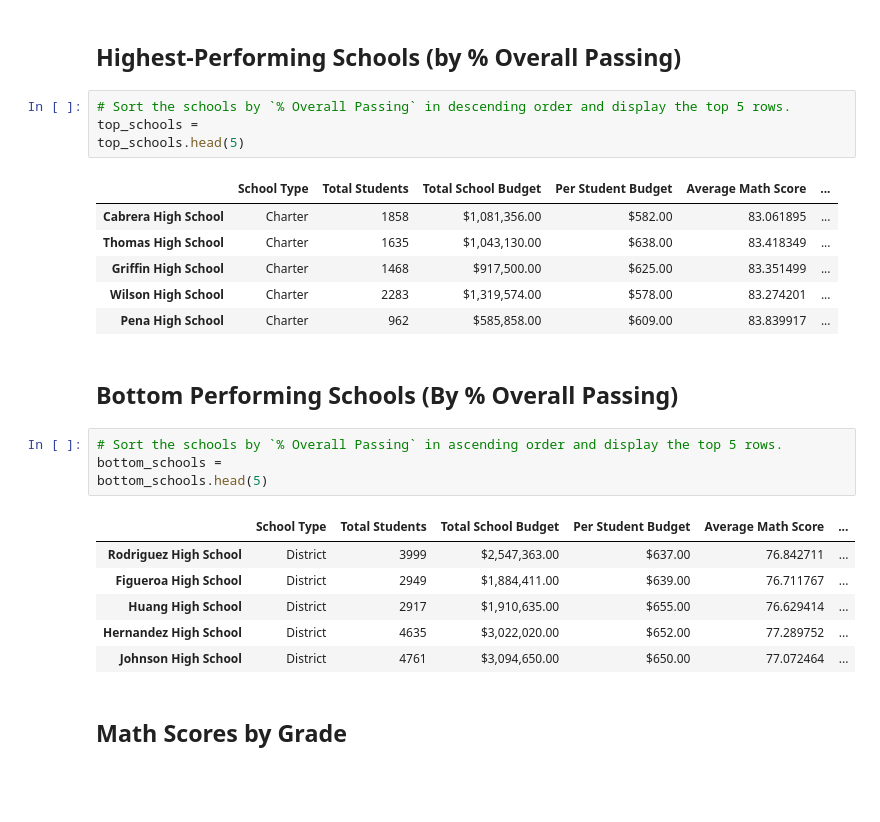
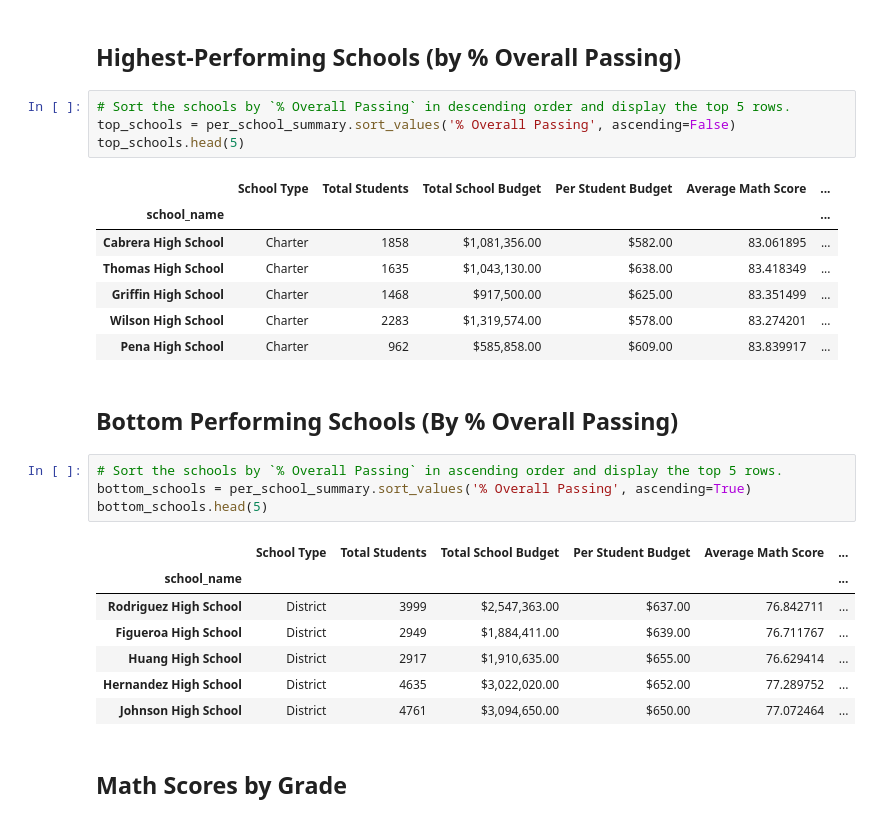
Before and after one commit to ian-summers/pandas-challenge, a Jupyter notebook: PyCitySchools/PyCitySchools_isummers.ipynb, the cells around one changed output. Cells and saved outputs as stored; diff of their text form; blank space fills up the shorter version.

```diff
--- a/PyCitySchools/PyCitySchools_isummers.ipynb
+++ b/PyCitySchools/PyCitySchools_isummers.ipynb
@@ -343,10 +343,11 @@ per_school_summary
 ## Highest-Performing Schools (by % Overall Passing)
 # %%
 # Sort the schools by `% Overall Passing` in descending order and display the top 5 rows.
-top_schools =
+top_schools = per_school_summary.sort_values('% Overall Passing', ascending=False)
 top_schools.head(5)
 # %% [output]
 |  | School Type | Total Students | Total School Budget | Per Student Budget | Average Math Score | ... |
+| school_name |  |  |  |  |  | ... |
 | Cabrera High School | Charter | 1858 | $1,081,356.00 | $582.00 | 83.061895 | ... |
 | Thomas High School | Charter | 1635 | $1,043,130.00 | $638.00 | 83.418349 | ... |
 | Griffin High School | Charter | 1468 | $917,500.00 | $625.00 | 83.351499 | ... |
@@ -356,10 +357,11 @@ top_schools.head(5)
 ## Bottom Performing Schools (By % Overall Passing)
 # %%
 # Sort the schools by `% Overall Passing` in ascending order and display the top 5 rows.
-bottom_schools =
+bottom_schools = per_school_summary.sort_values('% Overall Passing', ascending=True)
 bottom_schools.head(5)
 # %% [output]
 |  | School Type | Total Students | Total School Budget | Per Student Budget | Average Math Score | ... |
+| school_name |  |  |  |  |  | ... |
 | Rodriguez High School | District | 3999 | $2,547,363.00 | $637.00 | 76.842711 | ... |
 | Figueroa High School | District | 2949 | $1,884,411.00 | $639.00 | 76.711767 | ... |
 | Huang High School | District | 2917 | $1,910,635.00 | $655.00 | 76.629414 | ... |
```
Also changed, not shown: parts of 9 cells of this notebook.
